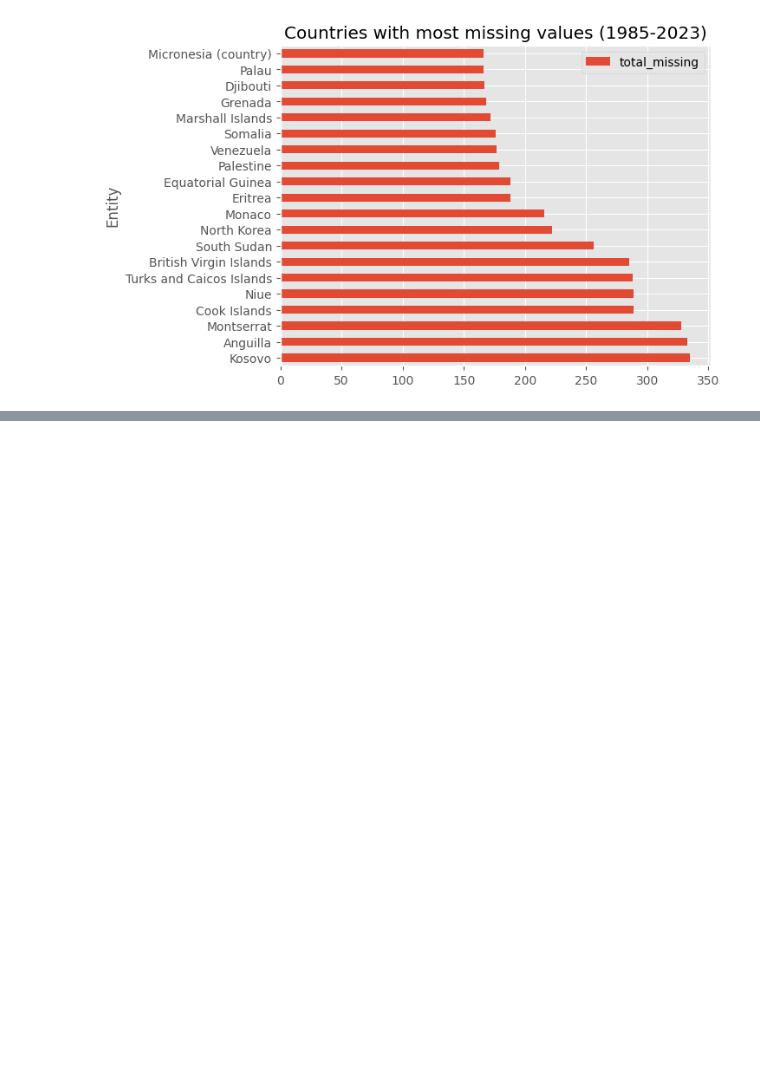
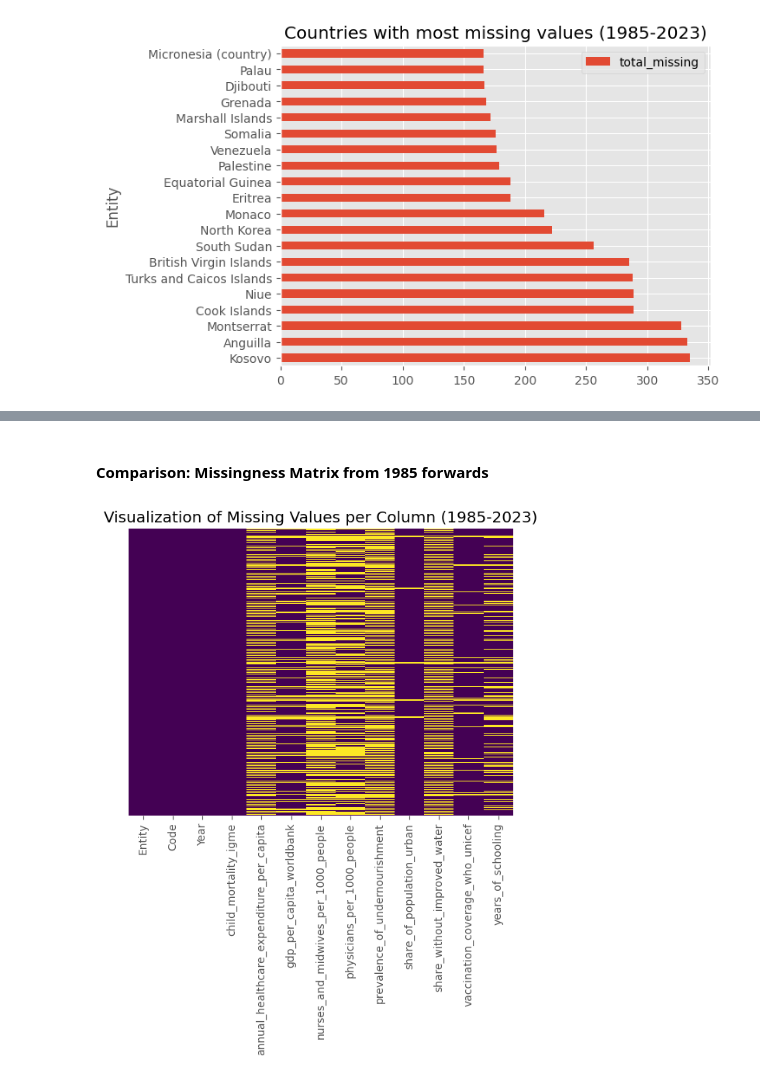
Before and after one commit to HamzahFayad/master_thesis_child_mortality, a Jupyter notebook: 01_notebooks/0_data_raw_analysis.ipynb, the cells around one changed output, grey strips where cells are left out. Cells and saved outputs as stored; diff of their text form; code cells hidden in the pictures; blank space fills up the shorter version.

```diff
--- a/01_notebooks/0_data_raw_analysis.ipynb
+++ b/01_notebooks/0_data_raw_analysis.ipynb
@@ -235,0 +248,12 @@ np.int64(195)
+# %% [markdown]
+#### Comparison: Missingness Matrix from 1985 forwards
+# %%
+sns.heatmap(limited_df.isna(), cmap="viridis", cbar=False, yticklabels=False)
+plt.title("Visualization of Missing Values per Column (1985-2023)")
+plt.show()
+
+# NOTE:
+# purple = not missing, yellow = missing
+# less thick yellow "rects"
+# %% [output]
+[figure, added]
```
Also changed, not shown: parts of 24 cells of this notebook.
